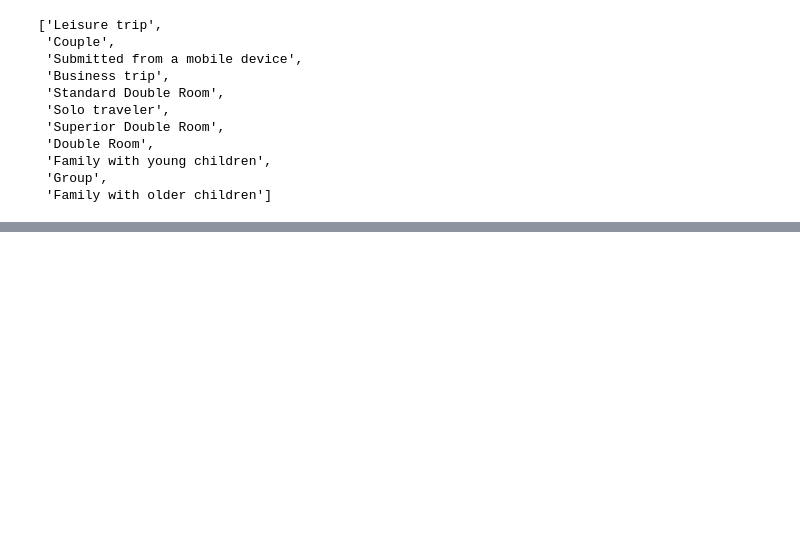
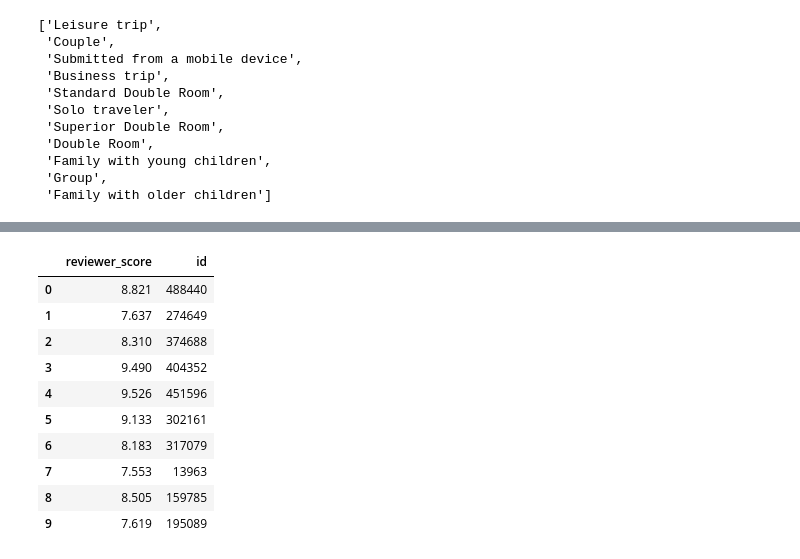
Before and after one commit to metalin37/Skillfactory, a Jupyter notebook: Project/ПРОЕКТ-3. EDA + Разработка функций. Соревнование на Kaggle/EDA_Project_3_model.ipynb, the cells around one changed output, grey strips where cells are left out. Drawn from its saved outputs; the diff is of its cells as text; code cells hidden in the pictures; blank space fills up the shorter version.

```diff
--- a/Project/ПРОЕКТ-3. EDA + Разработка функций. Соревнование на Kaggle/EDA_Project_3_model.ipynb
+++ b/Project/ПРОЕКТ-3. EDA + Разработка функций. Соревнование на Kaggle/EDA_Project_3_model.ipynb
@@ -212,0 +695,9 @@ MAPE: 0.13627629320691134
+# %%
+test_data = test_data.drop(['reviewer_score'], axis=1)
+predict_submission = model.predict(test_data)
+sample_submission['reviewer_score'] = predict_submission
+
+#  сохраняем результат:
+sample_submission.to_csv('submission.csv', index=False)
+sample_submission.head(10)
+# %% [output]
@@ -212,0 +707,11 @@ MAPE: 0.13627629320691134
+|  | reviewer_score | id |
+| 0 | 8.821 | 488440 |
+| 1 | 7.637 | 274649 |
+| 2 | 8.310 | 374688 |
+| 3 | 9.490 | 404352 |
+| 4 | 9.526 | 451596 |
+| 5 | 9.133 | 302161 |
+| 6 | 8.183 | 317079 |
+| 7 | 7.553 | 13963 |
+| 8 | 8.505 | 159785 |
+| 9 | 7.619 | 195089 |
```
Also changed, not shown: parts of 77 cells of this notebook, 8 other files.
